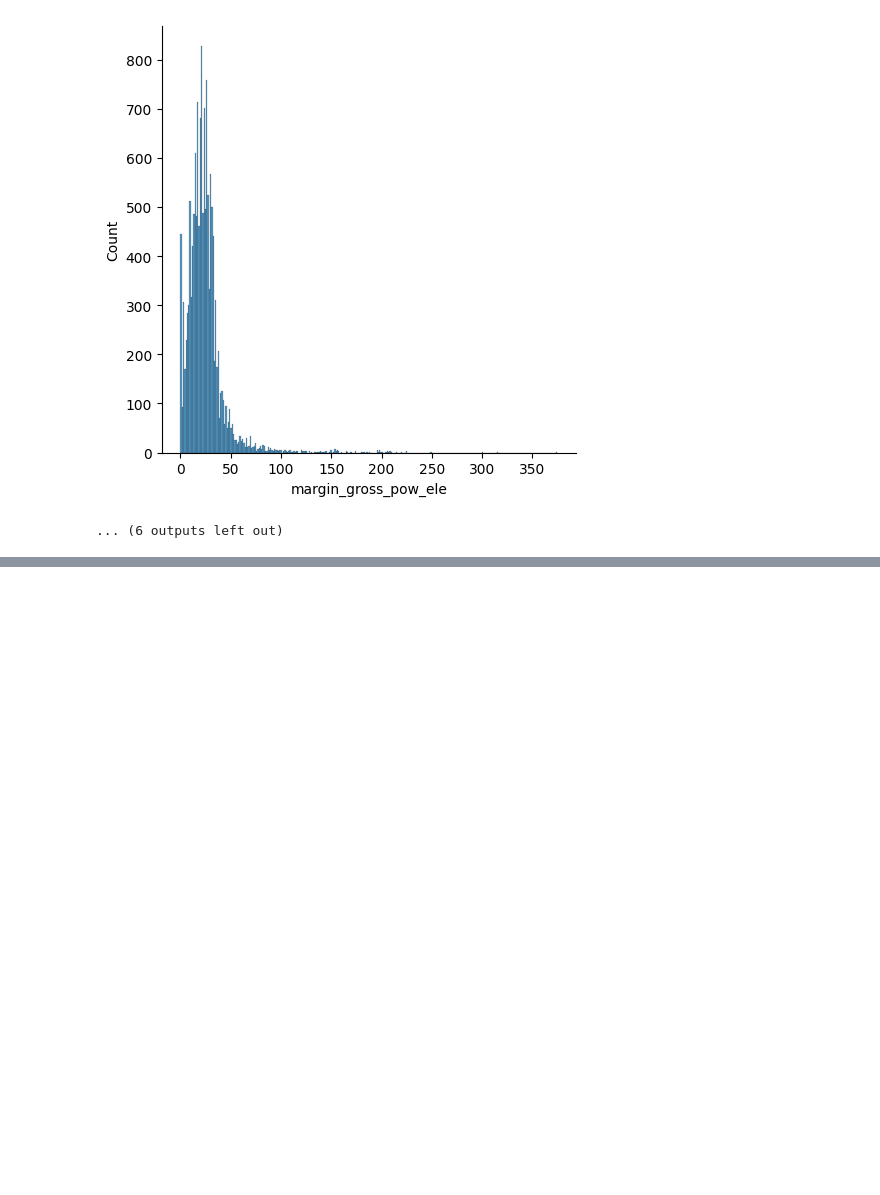
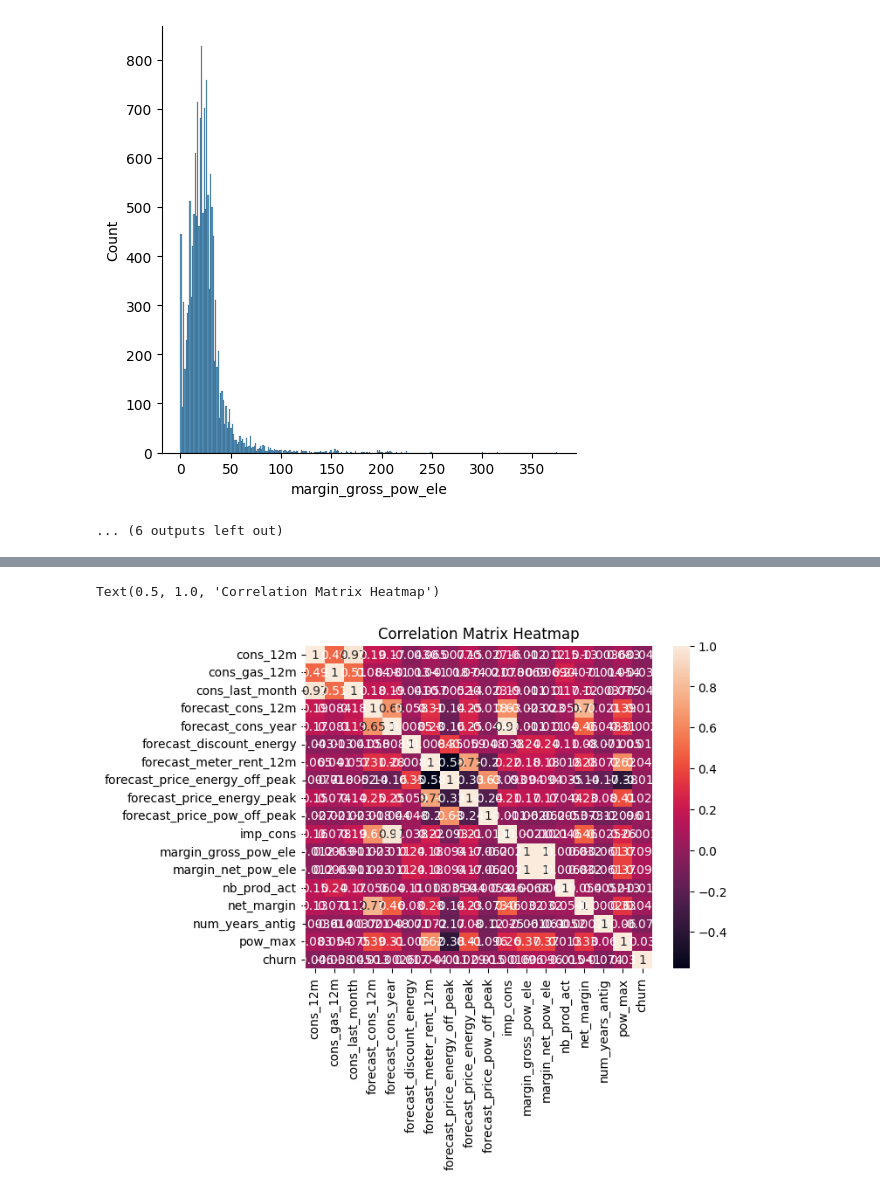
Before and after one commit to Oluyomy/The_impact_of_price__sensitivity_on_SME_churn, a Jupyter notebook: excel data/SME.ipynb, the cells around one changed output, grey strips where cells are left out. Saved outputs shown, nothing was run; the diff lists cells and outputs as text; code cells hidden in the pictures; blank space fills up the shorter version.

```diff
--- a/excel data/SME.ipynb
+++ b/excel data/SME.ipynb
@@ -159,0 +177,5 @@ AttributeError: module 'matplotlib' has no attribute 'title'
+# %%
+#to remove non numerc column
+numeric_client_df = client_df.select_dtypes(include=[np.number])
+corr = numeric_client_df.corr()
+corr
@@ -159,0 +200,8 @@ AttributeError: module 'matplotlib' has no attribute 'title'
+# %%
+#Heatmap showing correlation in different variables.
+# Create a heat map with correlation data
+sns.heatmap(data= corr, annot=True)
+plt.title("Correlation Matrix Heatmap")
+# %% [output]
+Text(0.5, 1.0, 'Correlation Matrix Heatmap')
+[figure, added]
```
Also changed, not shown: parts of 7 cells of this notebook.
